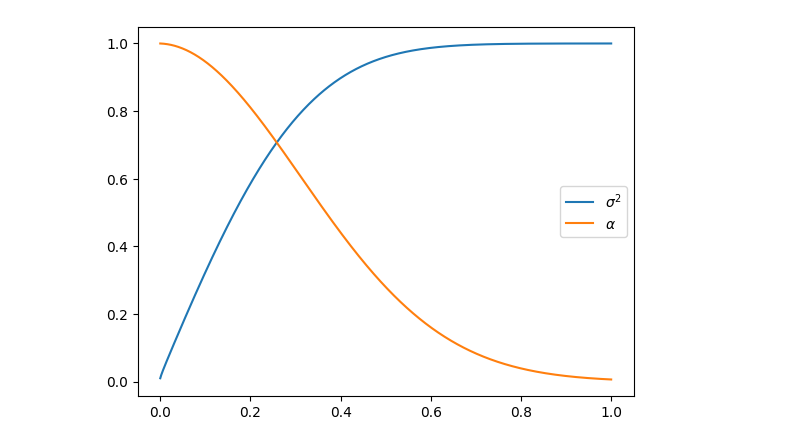
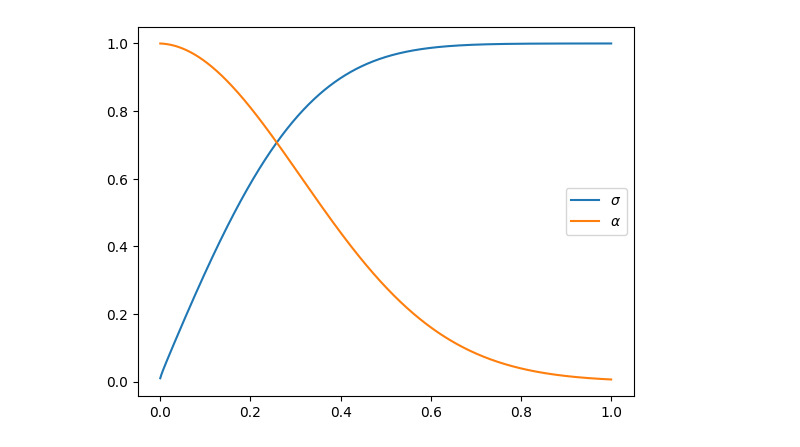
Before and after one commit to pablomlago/diffusion-project, a Jupyter notebook: visualisations.ipynb, the cells around one changed output. Saved outputs shown, nothing was run; the diff lists cells and outputs as text; code cells hidden in the pictures.

```diff
--- a/visualisations.ipynb
+++ b/visualisations.ipynb
@@ -1,17 +1,17 @@
 # %%
 import jax.numpy as jnp
 from schedulers import linear_schedule
 from diffusion import Config, DDPM
 import matplotlib.pyplot as plt
 
 T = 1000
 config = Config(T=1000, scheduler=linear_schedule)
 ddpm = DDPM(config=config)
 ts = jnp.linspace(0, 1, 1000)
 
-plt.plot(ts, jnp.sqrt(1. - ddpm.prod_gamma_squared), label=r'$\sigma^2$')
+plt.plot(ts, jnp.sqrt(1. - ddpm.prod_gamma_squared), label=r'$\sigma$')
 plt.plot(ts, ddpm.prod_gamma, label=r'$\alpha$')
 plt.legend()
 plt.show()
 # %% [output]
-[figure, old version]
+[figure, new version]
```
Also changed, not shown: parts of 1 cell of this notebook, 8 other files.
